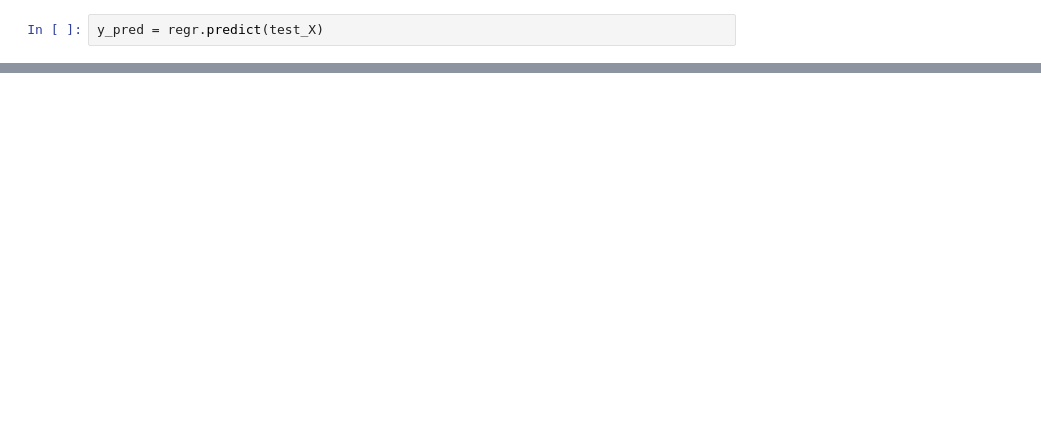
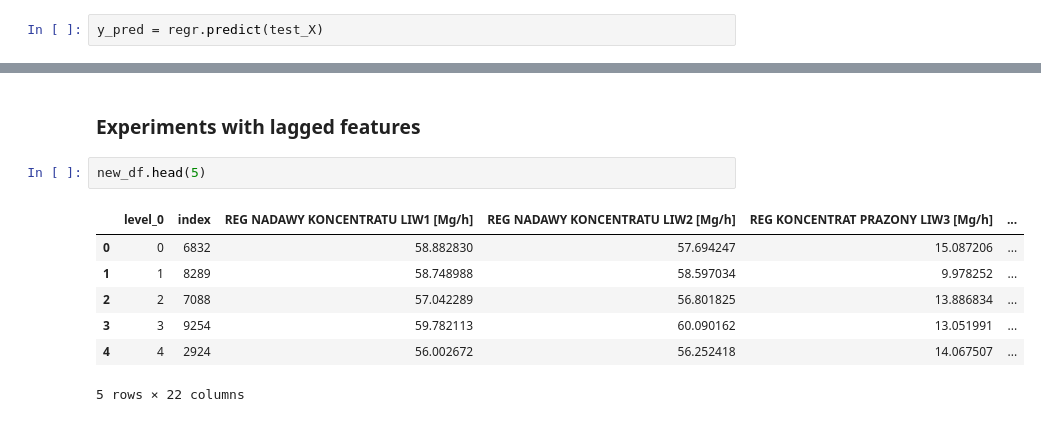
Before and after one commit to falowane-garnki/cuvalley, a Jupyter notebook: simple_model.ipynb, the cells around one changed output, grey strips where cells are left out. Cells and saved outputs as stored; diff of their text form; blank space fills up the shorter version.

Commit message:
Changed gitignore. Created file for lagged regression

```diff
--- a/simple_model.ipynb
+++ b/simple_model.ipynb
@@ -136,0 +245,12 @@ print("Coefficient of determination: %.2f" % r2_score(test_Y, y_pred))
+# %% [markdown]
+### Experiments with lagged features
+# %%
+new_df.head(5)
+# %% [output]
+|  | level_0 | index | REG NADAWY KONCENTRATU LIW1 [Mg/h] | REG NADAWY KONCENTRATU LIW2 [Mg/h] | REG KONCENTRAT PRAZONY LIW3 [Mg/h] | ... |
+| 0 | 0 | 6832 | 58.882830 | 57.694247 | 15.087206 | ... |
+| 1 | 1 | 8289 | 58.748988 | 58.597034 | 9.978252 | ... |
+| 2 | 2 | 7088 | 57.042289 | 56.801825 | 13.886834 | ... |
+| 3 | 3 | 9254 | 59.782113 | 60.090162 | 13.051991 | ... |
+| 4 | 4 | 2924 | 56.002672 | 56.252418 | 14.067507 | ... |
+5 rows × 22 columns
```
Also changed, not shown: parts of 22 cells of this notebook, 2 other files.
